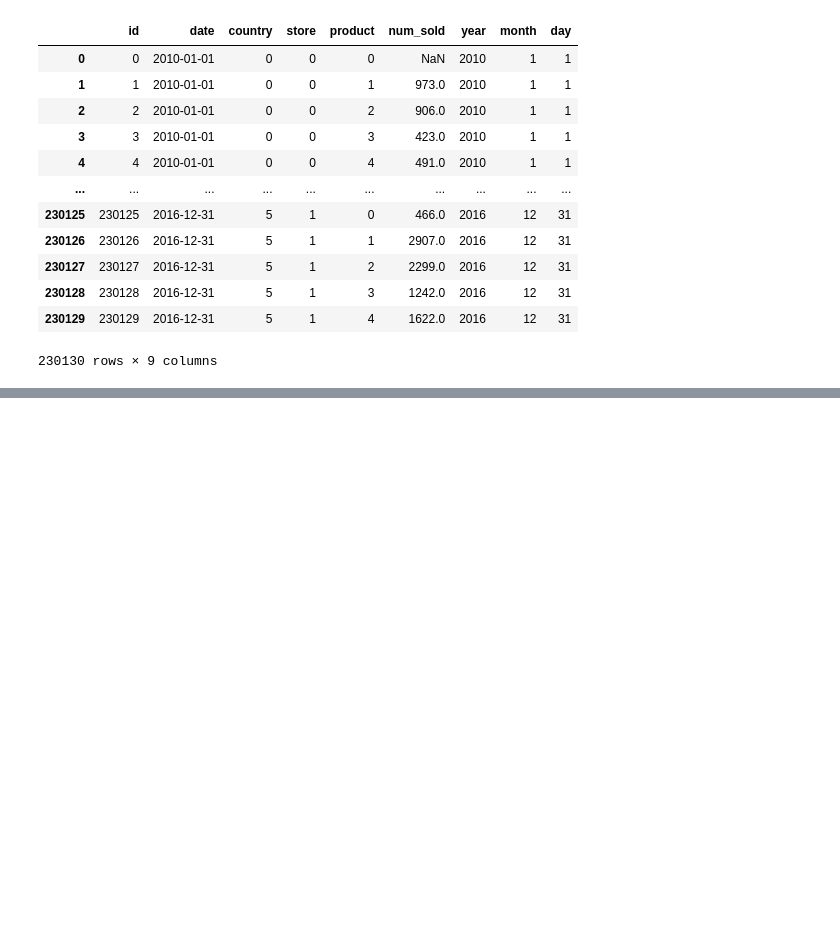
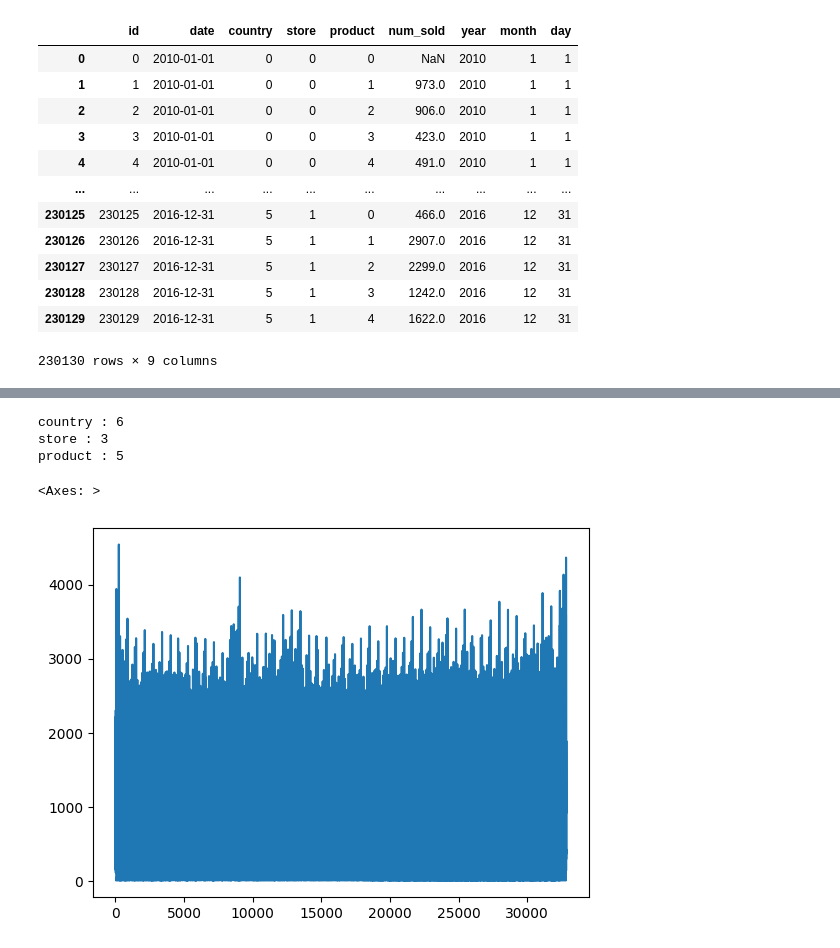
Before and after one commit to pawara101/Kaggle-competitions-by-pawara101, a Jupyter notebook: notebookcacc229a9c.ipynb, the cells around one changed output, grey strips where cells are left out. Drawn from its saved outputs; the diff is of its cells as text; code cells hidden in the pictures; blank space fills up the shorter version.

```diff
--- a/notebookcacc229a9c.ipynb
+++ b/notebookcacc229a9c.ipynb
@@ -367,0 +385,2 @@ test_1_df.isna()
+# %%
+train_preprocess_2010 = train_preprocess[train_preprocess['year']==2010]
@@ -367,0 +417,13 @@ test_1_df.isna()
+# %%
+obj_cols = ['country','store','product']
+for obj in obj_cols:
+    print(obj,f": {len(train_preprocess[obj].unique())}")
+# %% [output]
+country : 6
+store : 3
+product : 5
+# %%
+train_preprocess_2010['num_sold'].plot()
+# %% [output]
+<Axes: >
+[figure, added]
```
Also changed, not shown: parts of 52 cells of this notebook.
